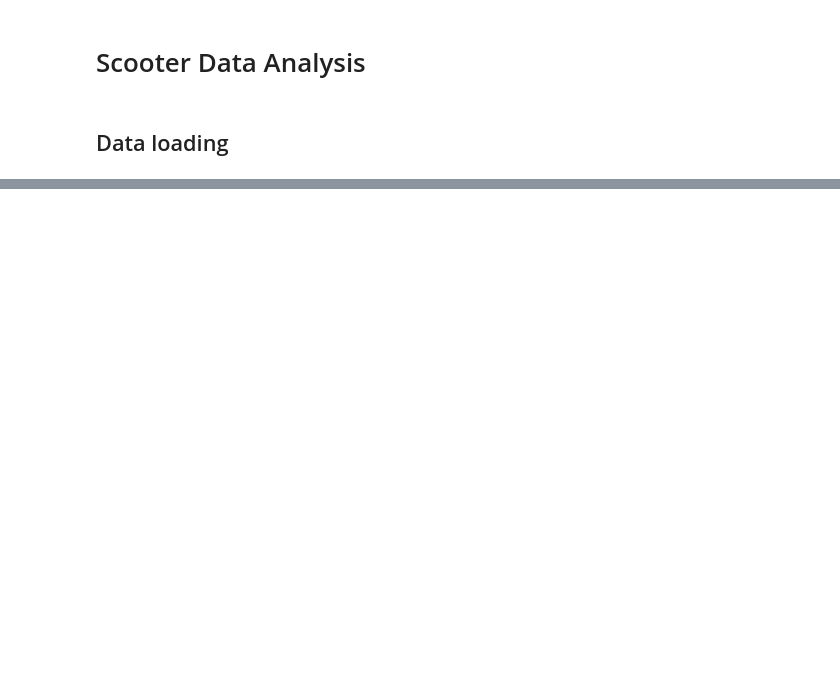
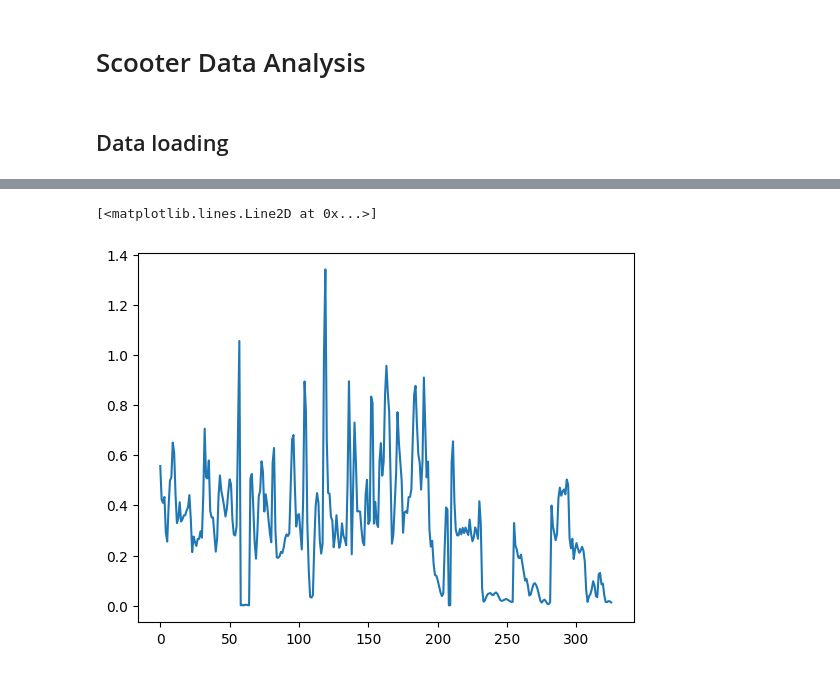
Before and after one commit to Scooter-Danger-Drive-Detection/Scooter-Data-Analysis, a Jupyter notebook: Mark's notebook.ipynb, the cells around one changed output, grey strips where cells are left out. Drawn from its saved outputs; the diff is of its cells as text; code cells hidden in the pictures; blank space fills up the shorter version.

```diff
--- a/Mark's notebook.ipynb
+++ b/Mark's notebook.ipynb
@@ -67,0 +85,7 @@ df
+# %%
+import matplotlib.pyplot as plt
+
+plt.plot(df["average_angle_speed"])
+# %% [output]
+[<matplotlib.lines.Line2D at 0x...>]
+[figure, added]
```
Also changed, not shown: parts of 32 cells of this notebook, 1 other file.
